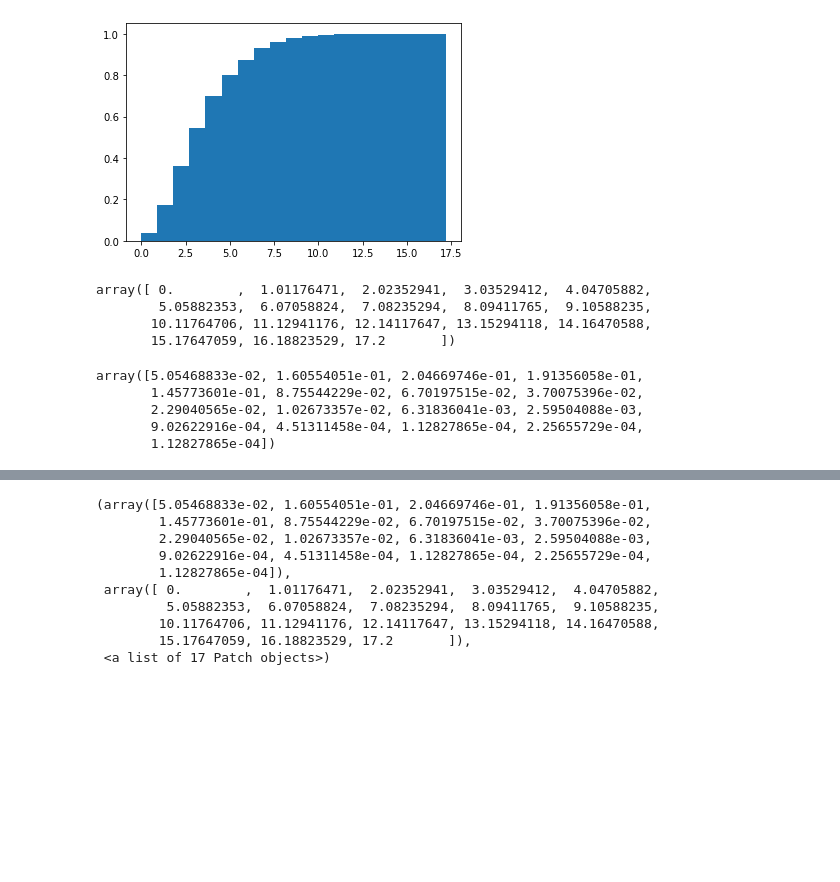
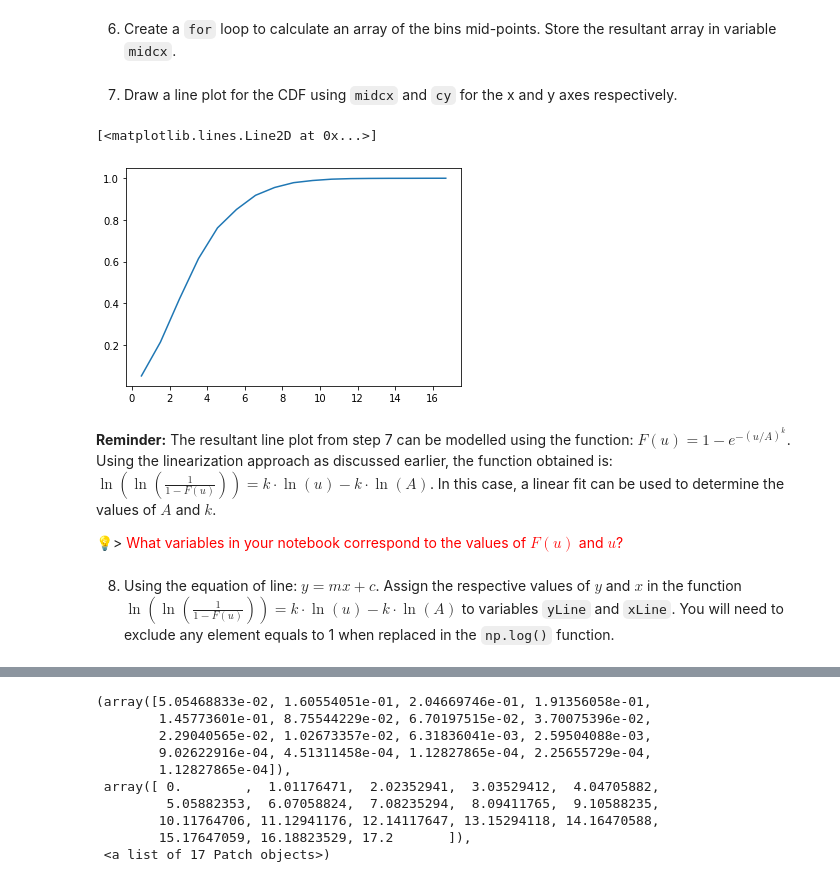
Before and after one commit to mohlabib/Python-Programming-Primer, a Jupyter notebook: Exercise_2.ipynb, the cells around one changed output, grey strips where cells are left out. Drawn from its saved outputs; the diff is of its cells as text; code cells hidden in the pictures; blank space fills up the shorter version.

```diff
--- a/Exercise_2.ipynb
+++ b/Exercise_2.ipynb
@@ -46,12 +65,3 @@ hy, hx, hp = plt.hist(u_avg, bins=17)
-# %%
-cx, cb, cp = plt.hist(u_avg, bins=19, density = True, cumulative=True)
-# %% [output]
-[figure, removed]
-# %%
-hx
-# %% [output]
-array([ 0.        ,  1.01176471,  2.02352941,  3.03529412,  4.04705882,
-        5.05882353,  6.07058824,  7.08235294,  8.09411765,  9.10588235,
-       10.11764706, 11.12941176, 12.14117647, 13.15294118, 14.16470588,
-       15.17647059, 16.18823529, 17.2       ])
+# %% [markdown]
+6. Create a `for` loop to calculate an array of the bins mid-points. Store the resultant array in variable `midcx`.
 # %%
@@ -60,8 +70,18 @@ midhxn = (hx[1:] + hx[:-1]) / 2
-# %%
-hy
-# %% [output]
-array([5.05468833e-02, 1.60554051e-01, 2.04669746e-01, 1.91356058e-01,
-       1.45773601e-01, 8.75544229e-02, 6.70197515e-02, 3.70075396e-02,
-       2.29040565e-02, 1.02673357e-02, 6.31836041e-03, 2.59504088e-03,
-       9.02622916e-04, 4.51311458e-04, 1.12827865e-04, 2.25655729e-04,
-       1.12827865e-04])
+# %%
+midcx = np.zeros(len(cx)-1)
+midcx[0] = (cx[0] + cx[1])/2
+for i in range(1,len(cx)-1):
+    midcx[i] = (cx[i+1] + cx[i]) / 2
+# %% [markdown]
+7. Draw a line plot for the CDF using `midcx` and `cy` for the x and y axes respectively.
+# %%
+plt.plot(midcx, cy)
+# %% [output]
+[<matplotlib.lines.Line2D at 0x...>]
+[figure, added]
+# %% [markdown]
+**Reminder:** The resultant line plot from step 7 can be modelled using the function: $F(u) = 1 - e^{-(u/A)^k}$. Using the linearization approach as discussed earlier, the function obtained is: $\ln \left({\ln\left({\frac{1}{1-F(u)}}\right)} \right) = k \cdot \ln(u) - k \cdot \ln(A)$. In this case, a linear fit can be used to determine the values of $A$ and $k$.
+
+💡> <font color=red> What variables in your notebook correspond to the values of $F(u)$ and $u$? </font>
+# %% [markdown]
+8. Using the equation of line: $y = mx + c$. Assign the respective values of $y$ and $x$ in the function $\ln \left({\ln\left({\frac{1}{1-F(u)}}\right)} \right) = k \cdot \ln(u) - k \cdot \ln(A)$ to variables `yLine` and `xLine`. You will need to exclude any element equals to 1 when replaced in the `np.log()` function.
```
Also changed, not shown: parts of 22 cells of this notebook.
